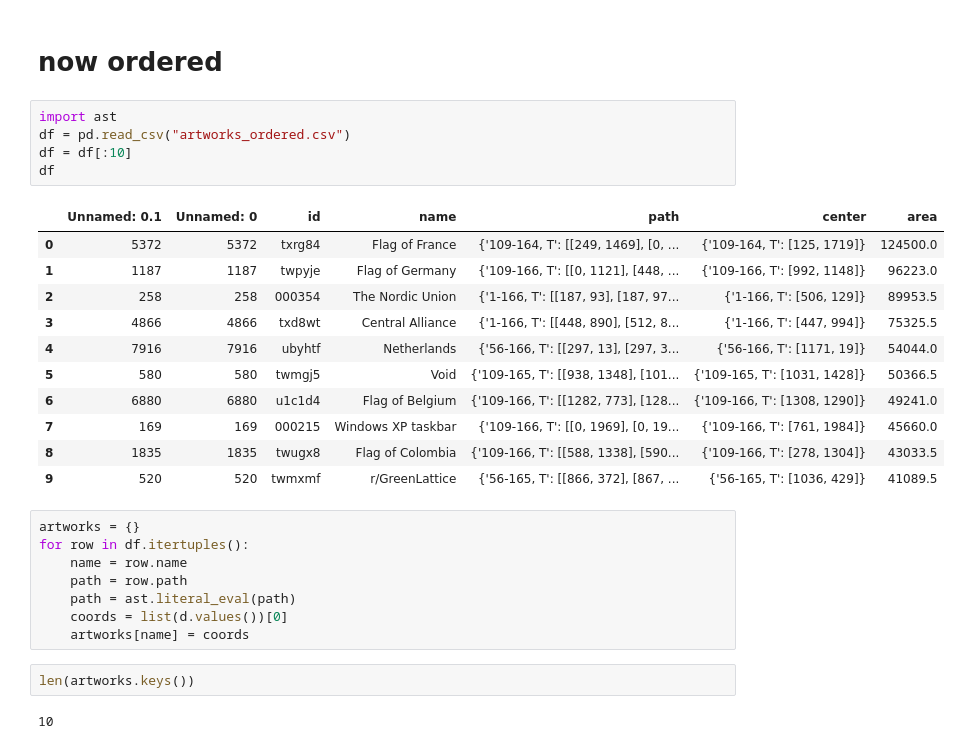
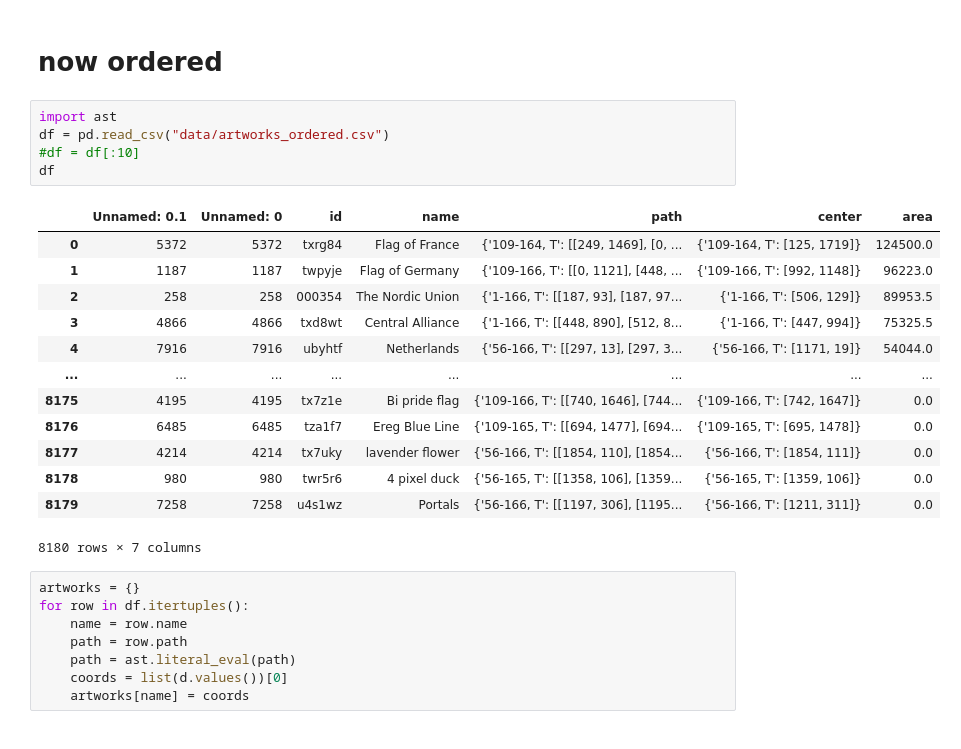
Before and after one commit to pietro-sillano/r-place-Network-Analysis, a Jupyter notebook: read_json.ipynb, the cells around one changed output. Cells and saved outputs as stored; diff of their text form.

```diff
--- a/read_json.ipynb
+++ b/read_json.ipynb
@@ -156,21 +158,23 @@ df.to_csv("artworks_ordered.csv")
 # now ordered
 # %%
 import ast
-df = pd.read_csv("artworks_ordered.csv")
-df = df[:10]
+df = pd.read_csv("data/artworks_ordered.csv")
+#df = df[:10]
 df
 # %% [output]
 |  | Unnamed: 0.1 | Unnamed: 0 | id | name | path | center | area |
 | 0 | 5372 | 5372 | txrg84 | Flag of France | {'109-164, T': [[249, 1469], [0, ... | {'109-164, T': [125, 1719]} | 124500.0 |
 | 1 | 1187 | 1187 | twpyje | Flag of Germany | {'109-166, T': [[0, 1121], [448, ... | {'109-166, T': [992, 1148]} | 96223.0 |
 | 2 | 258 | 258 | 000354 | The Nordic Union | {'1-166, T': [[187, 93], [187, 97... | {'1-166, T': [506, 129]} | 89953.5 |
 | 3 | 4866 | 4866 | txd8wt | Central Alliance | {'1-166, T': [[448, 890], [512, 8... | {'1-166, T': [447, 994]} | 75325.5 |
 | 4 | 7916 | 7916 | ubyhtf | Netherlands | {'56-166, T': [[297, 13], [297, 3... | {'56-166, T': [1171, 19]} | 54044.0 |
-| 5 | 580 | 580 | twmgj5 | Void | {'109-165, T': [[938, 1348], [101... | {'109-165, T': [1031, 1428]} | 50366.5 |
-| 6 | 6880 | 6880 | u1c1d4 | Flag of Belgium | {'109-166, T': [[1282, 773], [128... | {'109-166, T': [1308, 1290]} | 49241.0 |
-| 7 | 169 | 169 | 000215 | Windows XP taskbar | {'109-166, T': [[0, 1969], [0, 19... | {'109-166, T': [761, 1984]} | 45660.0 |
-| 8 | 1835 | 1835 | twugx8 | Flag of Colombia | {'109-166, T': [[588, 1338], [590... | {'109-166, T': [278, 1304]} | 43033.5 |
-| 9 | 520 | 520 | twmxmf | r/GreenLattice | {'56-165, T': [[866, 372], [867, ... | {'56-165, T': [1036, 429]} | 41089.5 |
+| ... | ... | ... | ... | ... | ... | ... | ... |
+| 8175 | 4195 | 4195 | tx7z1e | Bi pride flag | {'109-166, T': [[740, 1646], [744... | {'109-166, T': [742, 1647]} | 0.0 |
+| 8176 | 6485 | 6485 | tza1f7 | Ereg Blue Line | {'109-165, T': [[694, 1477], [694... | {'109-165, T': [695, 1478]} | 0.0 |
+| 8177 | 4214 | 4214 | tx7uky | lavender flower | {'56-166, T': [[1854, 110], [1854... | {'56-166, T': [1854, 111]} | 0.0 |
+| 8178 | 980 | 980 | twr5r6 | 4 pixel duck | {'56-165, T': [[1358, 106], [1359... | {'56-165, T': [1359, 106]} | 0.0 |
+| 8179 | 7258 | 7258 | u4s1wz | Portals | {'56-166, T': [[1197, 306], [1195... | {'56-166, T': [1211, 311]} | 0.0 |
+8180 rows × 7 columns
 # %%
 artworks = {}
 for row in df.itertuples():
@@ -179,7 +183,3 @@ for row in df.itertuples():
     path = ast.literal_eval(path)
     coords = list(d.values())[0]
     artworks[name] = coords
-# %%
-len(artworks.keys())
-# %% [output]
-10
```
Also changed, not shown: parts of 1 cell of this notebook, 9 other files.
